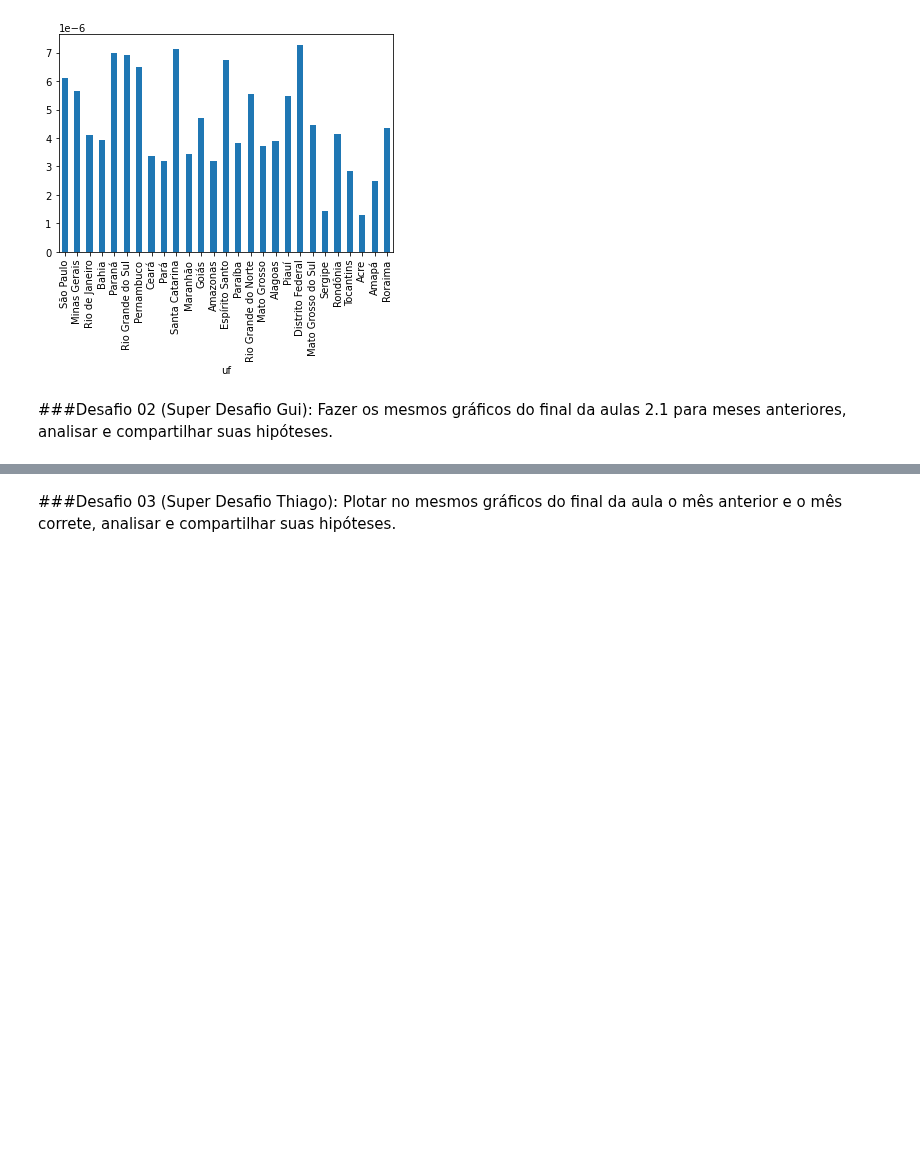
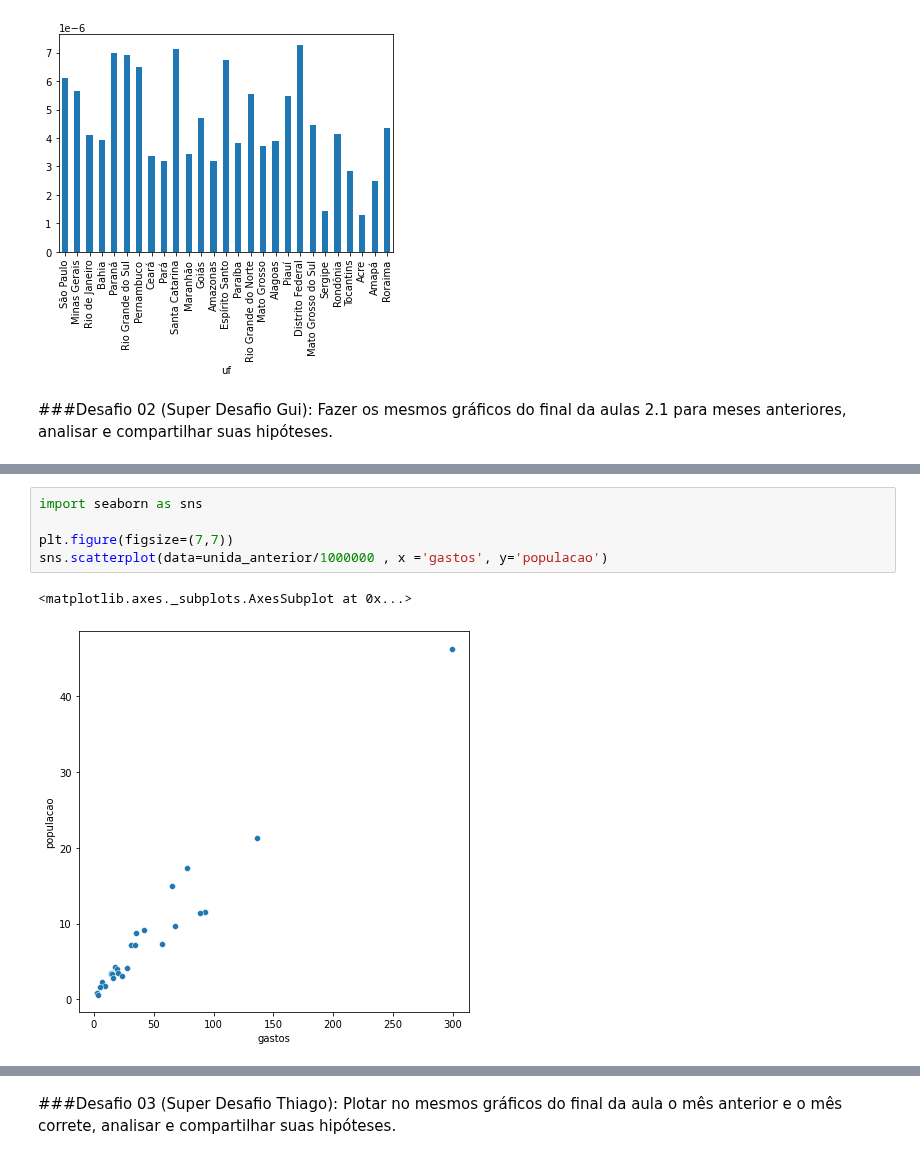
Before and after one commit to rabastos44/Bootcamp-Data-Science-Alura, a Jupyter notebook: Desafios_Modulo_2.ipynb, the cells around one changed output, grey strips where cells are left out. Saved outputs shown, nothing was run; the diff lists cells and outputs as text; blank space fills up the shorter version.

```diff
--- a/Desafios_Modulo_2.ipynb
+++ b/Desafios_Modulo_2.ipynb
@@ -190,0 +182,8 @@ No handles with labels found to put in legend.
+# %%
+import seaborn as sns
+
+plt.figure(figsize=(7,7))
+sns.scatterplot(data=unida_anterior/1000000 , x ='gastos', y='populacao')
+# %% [output]
+<matplotlib.axes._subplots.AxesSubplot at 0x...>
+[figure, added]
```
Also changed, not shown: parts of 8 cells of this notebook.
